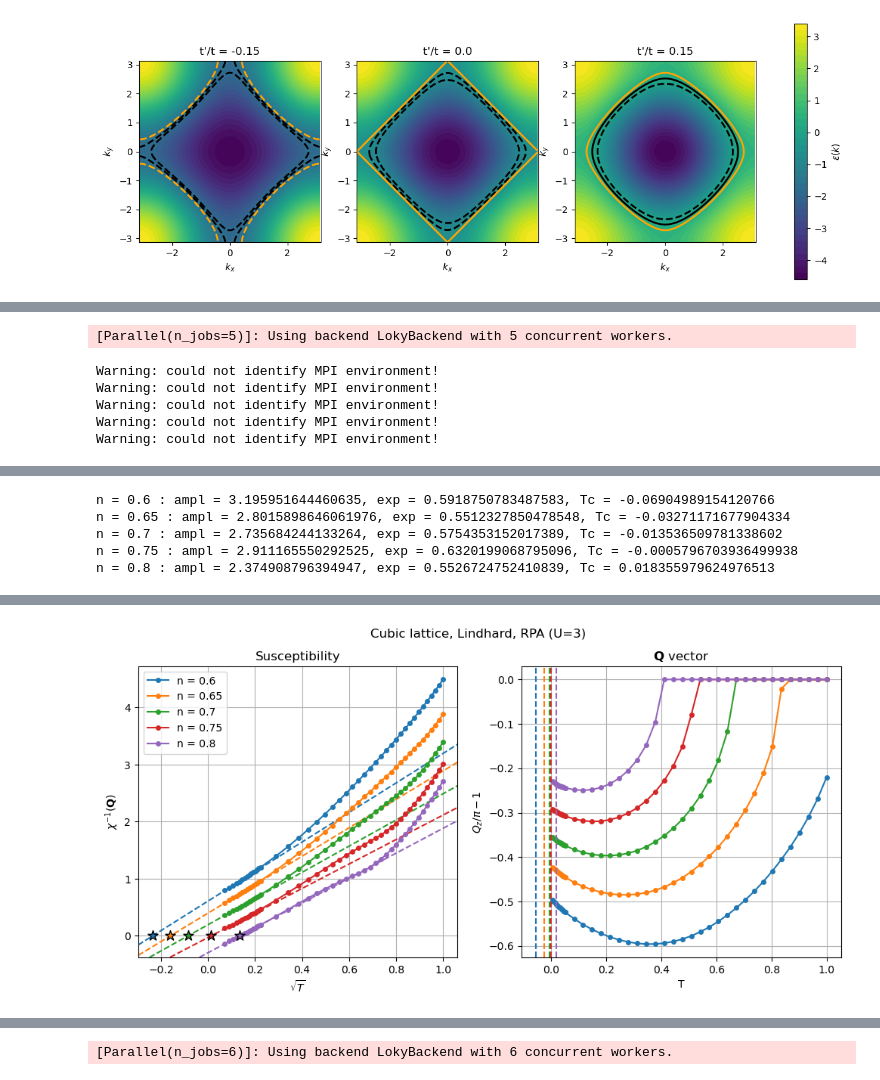
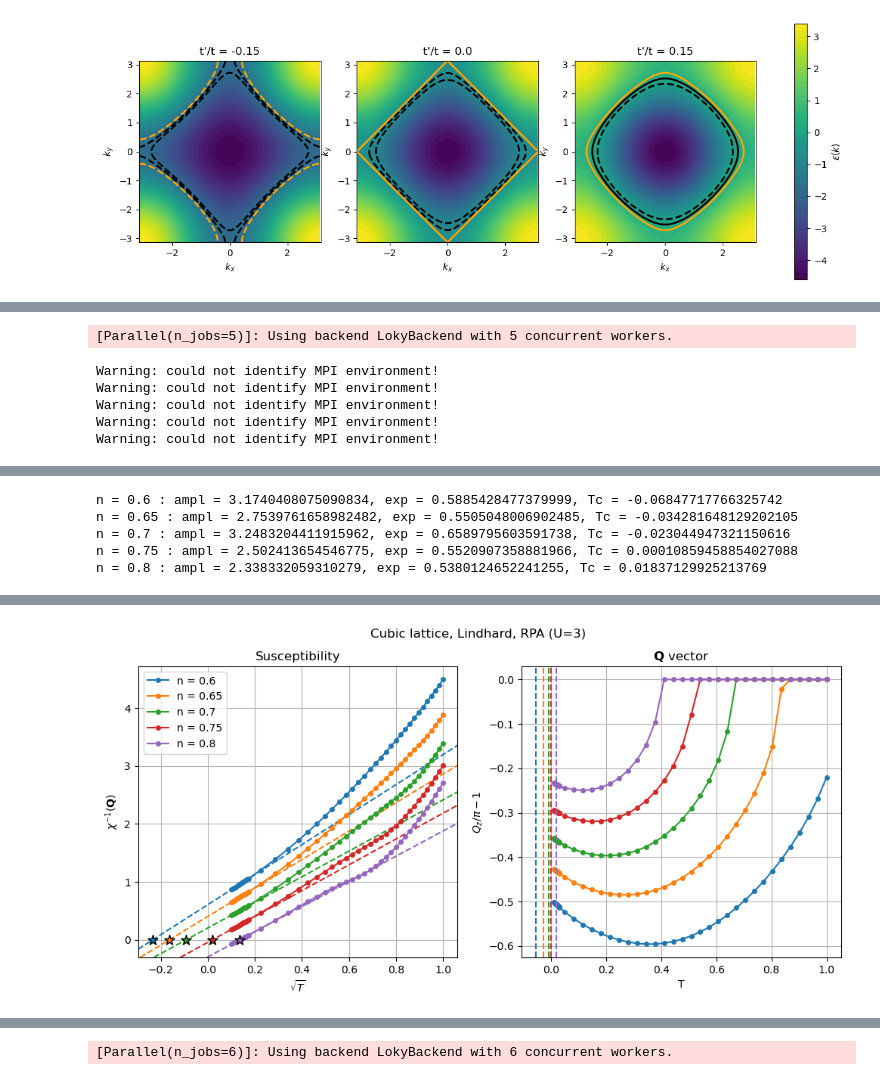
Before and after one commit to cctort/quantum_criticality, a Jupyter notebook: chi_rpa.ipynb, the cells around one changed output, grey strips where cells are left out. Drawn from its saved outputs; the diff is of its cells as text; code cells hidden in the pictures.

```diff
--- a/chi_rpa.ipynb
+++ b/chi_rpa.ipynb
@@ -131,7 +203,7 @@ fig = None
 for results in results_list:
     nk = results['nk']
     fig, fit = pcut_chi(results, 'T', plot_Q=(0,0,1), x_exp=0.5,
-                        title=title, label=f'$n_k={nk}$', figure=fig, alpha=0.5)
+                        title=title, label=f'$n_k={nk}$', figure=fig, alpha=0.8)
 
 fig, _ = pcut_chi(results_avg, 'T', plot_Q=(0,0,1), fit=False, x_exp=0.5,
                     title=title, label=f'average', figure=fig, color='red')
@@ -170,7 +220,7 @@ Starting serial run at: 2026-05-07 12:14:01.224411
 # %%
 U = 3
 n_list = np.linspace(0.6, 0.8, 5)
-T_list = np.concatenate([np.linspace(0.005, 0.05, 15), np.linspace(0.05, 1., 30)])
+T_list = np.concatenate([np.linspace(0.01, 0.05, 15), np.linspace(0.05, 1., 30)])
 par_list = [{'U': U, 'n': n, 'T': T_list} for n in n_list]
 title = f'Cubic lattice, Lindhard, RPA (U={U})'
 
@@ -213,5 +262,5 @@ Starting serial run at: 2026-05-08 01:03:44.944766
-n = 0.6 : ampl = 3.195951644460635, exp = 0.5918750783487583, Tc = -0.06904989154120766
-n = 0.65 : ampl = 2.8015898646061976, exp = 0.5512327850478548, Tc = -0.03271171677904334
-n = 0.7 : ampl = 2.735684244133264, exp = 0.5754353152017389, Tc = -0.013536509781338602
-n = 0.75 : ampl = 2.911165550292525, exp = 0.6320199068795096, Tc = -0.0005796703936499938
-n = 0.8 : ampl = 2.374908796394947, exp = 0.5526724752410839, Tc = 0.018355979624976513
+n = 0.6 : ampl = 3.1740408075090834, exp = 0.5885428477379999, Tc = -0.06847717766325742
+n = 0.65 : ampl = 2.7539761658982482, exp = 0.5505048006902485, Tc = -0.034281648129202105
+n = 0.7 : ampl = 3.2483204411915962, exp = 0.6589795603591738, Tc = -0.023044947321150616
+n = 0.75 : ampl = 2.502413654546775, exp = 0.5520907358881966, Tc = 0.00010859458854027088
+n = 0.8 : ampl = 2.338332059310279, exp = 0.5380124652241255, Tc = 0.01837129925213769
@@ -218 +268 @@ n = 0.8 : ampl = 2.374908796394947, exp = 0.5526724752410839, Tc = 0.01835597962
-[figure, old version]
+[figure, new version]
```
Also changed, not shown: parts of 12 cells of this notebook, 2 other files.
